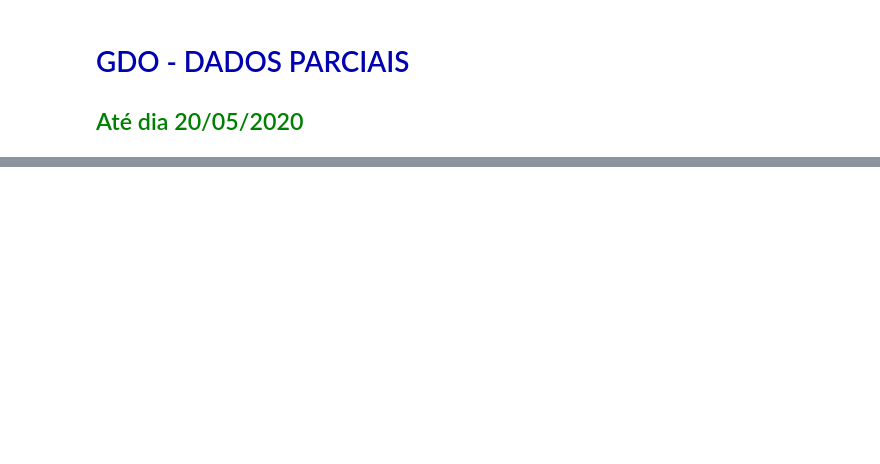
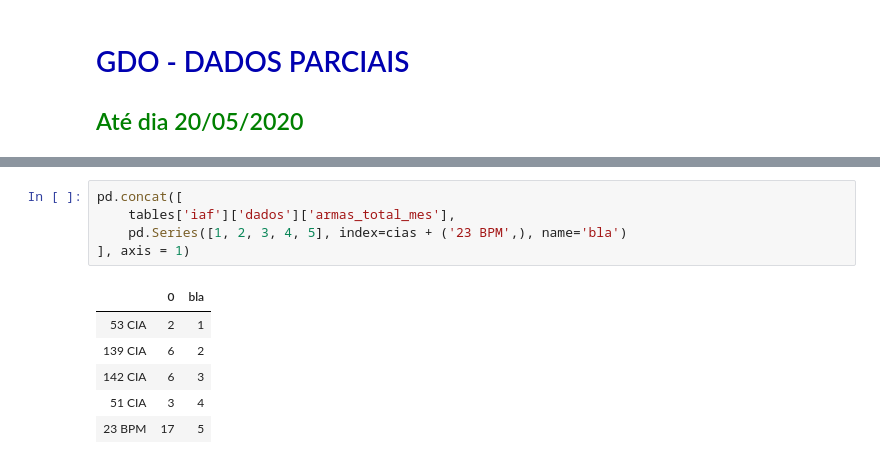
Before and after one commit to WENDEL4891/gdo-pandas, a Jupyter notebook: Dados do Armazém.ipynb, the cells around one changed output, grey strips where cells are left out. Drawn from its saved outputs; the diff is of its cells as text; blank space fills up the shorter version.

```diff
--- a/Dados do Armazém.ipynb
+++ b/Dados do Armazém.ipynb
@@ -64,0 +14,12 @@ display(
+# %%
+pd.concat([
+    tables['iaf']['dados']['armas_total_mes'],
+    pd.Series([1, 2, 3, 4, 5], index=cias + ('23 BPM',), name='bla')
+], axis = 1)
+# %% [output]
+|  | 0 | bla |
+| 53 CIA | 2 | 1 |
+| 139 CIA | 6 | 2 |
+| 142 CIA | 6 | 3 |
+| 51 CIA | 3 | 4 |
+| 23 BPM | 17 | 5 |
```
Also changed, not shown: parts of 14 cells of this notebook, 1 other file.
